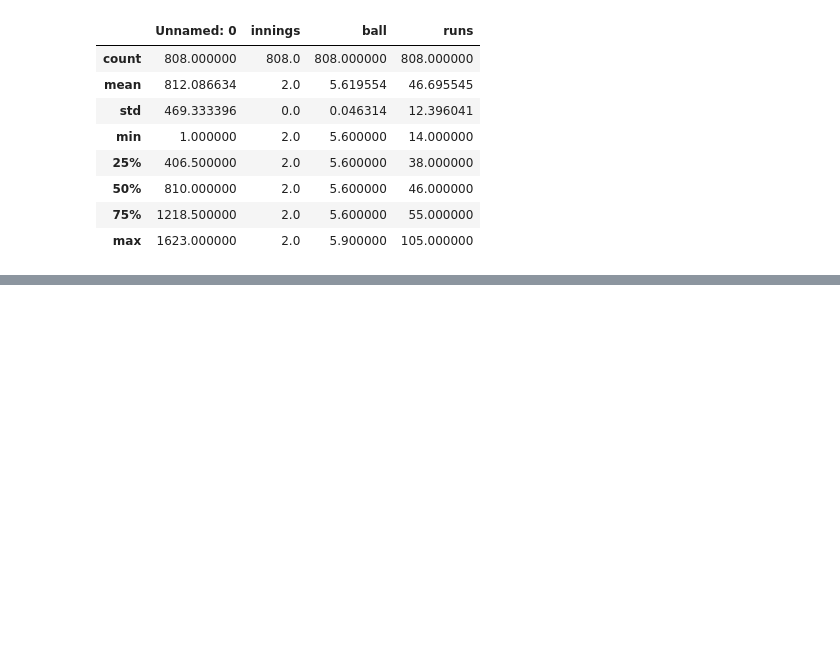
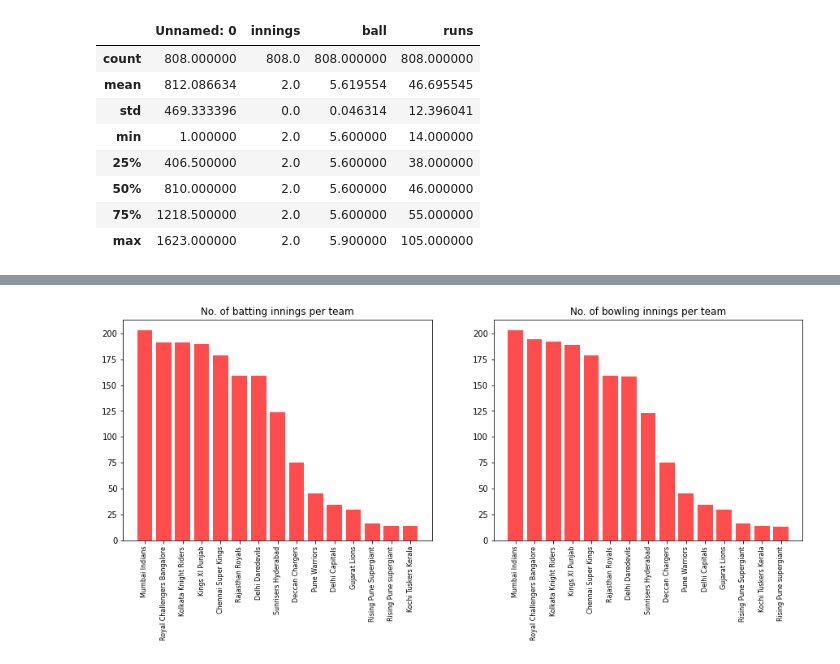
Before and after one commit to rohan-deswal/ipl_score_predictor, a Jupyter notebook: Untitled.ipynb, the cells around one changed output, grey strips where cells are left out. Cells and saved outputs as stored; diff of their text form; code cells hidden in the pictures; blank space fills up the shorter version.

```diff
--- a/Untitled.ipynb
+++ b/Untitled.ipynb
@@ -109,0 +113,38 @@ plt.show()
+# %%
+batting_teams = df.batting_team.unique()
+bowling_teams = df.bowling_team.unique()
+
+count_batting = []
+count_bowling = []
+
+for team in batting_teams:
+    count_batting.append(df.loc[df["batting_team"]==team, "batting_team"].count())
+
+for team in bowling_teams:
+    count_bowling.append(df.loc[df["bowling_team"]==team, "bowling_team"].count())
+
+batting_teams = sorted(list(zip(count_batting, batting_teams)), reverse = True)
+count_batting = list(zip(*batting_teams))[0]
+batting_teams = list(zip(*batting_teams))[1]
+
+bowling_teams = sorted(list(zip(count_bowling, bowling_teams)), reverse = True)
+count_bowling = list(zip(*bowling_teams))[0]
+bowling_teams = list(zip(*bowling_teams))[1]
+
+plt.figure(figsize=(15, 5))
+
+plt.subplot(121)
+plt.xticks(rotation=90)
+# plt.yticks(ticks=[x for x in range(0, 160, 5)])
+plt.title("No. of batting innings per team")
+plt.bar(x = batting_teams, height = count_batting, color='r', alpha=0.7)
+
+plt.subplot(122)
+plt.xticks(rotation=90)
+# plt.yticks(ticks=[x for x in range(0, 160, 5)])
+plt.title("No. of bowling innings per team")
+plt.bar(x = bowling_teams, height = count_bowling, color='r', alpha=0.7)
+
+plt.show()
+# %% [output]
+[figure, added]
```
Also changed, not shown: parts of 6 cells of this notebook, 2 other files.
